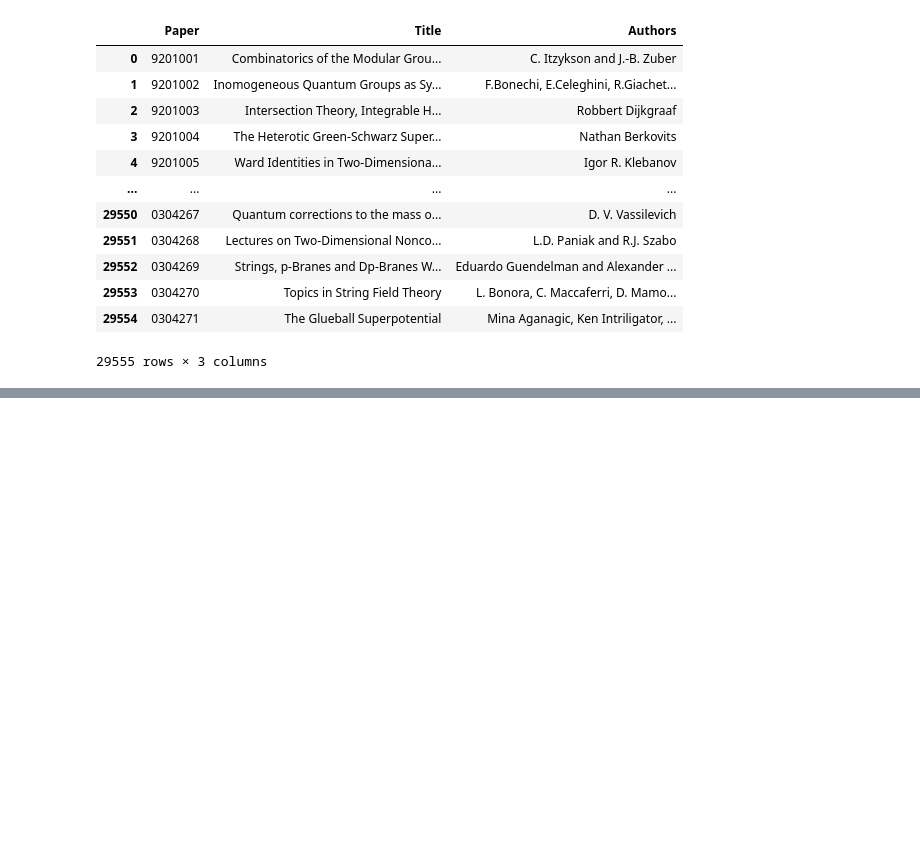
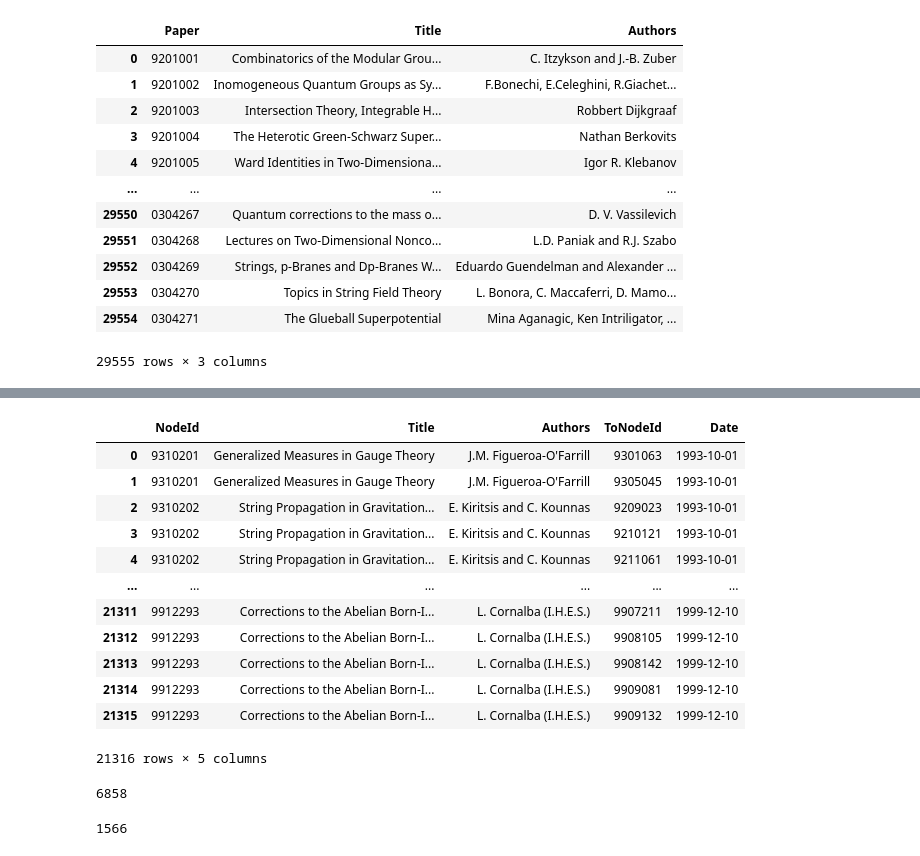
Before and after one commit to matteo-Donofrio-unipi/Master_Degree_Thesis, a Jupyter notebook: cit-abstract-scraper.ipynb, the cells around one changed output, grey strips where cells are left out. Drawn from its saved outputs; the diff is of its cells as text; code cells hidden in the pictures; blank space fills up the shorter version.

```diff
--- a/cit-abstract-scraper.ipynb
+++ b/cit-abstract-scraper.ipynb
@@ -181,7 +189,0 @@ join.to_csv("./join.csv",index=False)
-# %%
-def castIntToString(inputIntValue): #funzione che fa cast in lettura
-    return str(inputIntValue)
-
-
-citations_and_dates = pd.read_csv('citations_and_dates.csv',converters = {'NodeId': castIntToString})
-citations_and_dates
@@ -330,0 +328,7 @@ abstract_df.to_csv("./paperId_and_info.csv",index=False)
+# %%
+#LEGGO DATASET DI ARTICOLI E RELATIVE INFO (POSSONO ESSERE TROVATI SU ARXIV TRAMITE hep-th/NodeID)
+
+paperId_and_info = pd.read_csv('paperId_and_info_and_Date.csv')
+#paperId_and_info.rename(columns={'Paper' "NodeId"}, inplace = True)
+paperId_and_info = paperId_and_info.astype({'NodeId':'string'})
+paperId_and_info
@@ -330,0 +349,27 @@ abstract_df.to_csv("./paperId_and_info.csv",index=False)
+# %%
+#FACCIO JOIN TRA I DUE DATASET
+
+citation_and_description = pd.merge(paperId_and_info,citations_and_dates)
+citation_and_description
+# %% [output]
+|  | NodeId | Title | Authors | ToNodeId | Date |
+| 0 | 9310201 | Generalized Measures in Gauge Theory | J.M. Figueroa-O'Farrill | 9301063 | 1993-10-01 |
+| 1 | 9310201 | Generalized Measures in Gauge Theory | J.M. Figueroa-O'Farrill | 9305045 | 1993-10-01 |
+| 2 | 9310202 | String Propagation in Gravitation... | E. Kiritsis and C. Kounnas | 9209023 | 1993-10-01 |
+| 3 | 9310202 | String Propagation in Gravitation... | E. Kiritsis and C. Kounnas | 9210121 | 1993-10-01 |
+| 4 | 9310202 | String Propagation in Gravitation... | E. Kiritsis and C. Kounnas | 9211061 | 1993-10-01 |
+| ... | ... | ... | ... | ... | ... |
+| 21311 | 9912293 | Corrections to the Abelian Born-I... | L. Cornalba (I.H.E.S.) | 9907211 | 1999-12-10 |
+| 21312 | 9912293 | Corrections to the Abelian Born-I... | L. Cornalba (I.H.E.S.) | 9908105 | 1999-12-10 |
+| 21313 | 9912293 | Corrections to the Abelian Born-I... | L. Cornalba (I.H.E.S.) | 9908142 | 1999-12-10 |
+| 21314 | 9912293 | Corrections to the Abelian Born-I... | L. Cornalba (I.H.E.S.) | 9909081 | 1999-12-10 |
+| 21315 | 9912293 | Corrections to the Abelian Born-I... | L. Cornalba (I.H.E.S.) | 9909132 | 1999-12-10 |
+21316 rows × 5 columns
+# %%
+citation_and_description['ToNodeId'].nunique()
+# %% [output]
+6858
+# %%
+citation_and_description['NodeId'].nunique()
+# %% [output]
+1566
```
Also changed, not shown: parts of 12 cells of this notebook.
